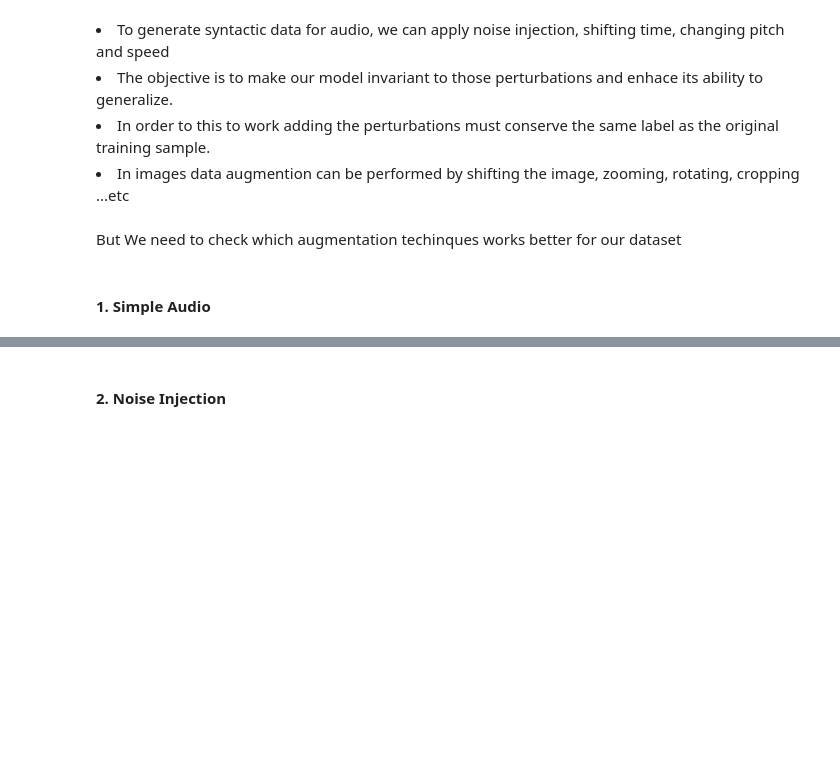
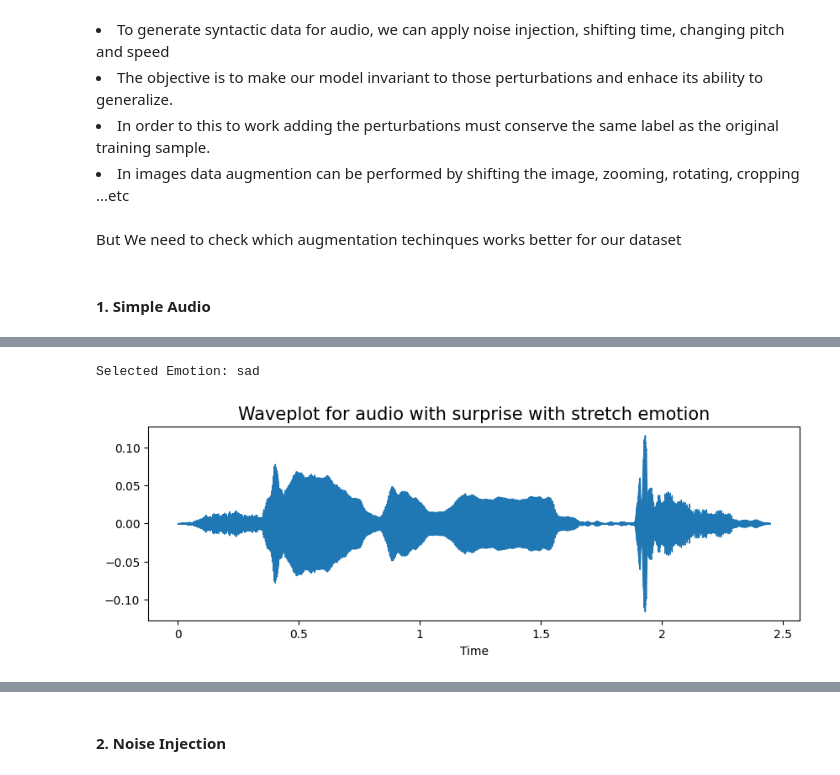
Before and after one commit to whoisorioki/Zidio-Internship, a Jupyter notebook: Notebooks/Speech_Emotion_Recognition (1).ipynb, the cells around one changed output, grey strips where cells are left out. Saved outputs shown, nothing was run; the diff lists cells and outputs as text; code cells hidden in the pictures; blank space fills up the shorter version.

```diff
--- a/Notebooks/Speech_Emotion_Recognition (1).ipynb
+++ b/Notebooks/Speech_Emotion_Recognition (1).ipynb
@@ -181,22 +204,18 @@ Data augmentation is the process by which we create new synthetic data samples b
 But We need to check which augmentation techinques works better for our dataset
 # %%
 def noise(data):
-    noise_amp = 0.035*np.random.uniform()*np.amax(data)
-    data = data + noise_amp*np.random.normal(size=data.shape[0])
+    noise_amp = 0.035 * np.random.uniform() * np.amax(data)
+    data = data + noise_amp * np.random.normal(size=data.shape[0])
     return data
 
 def stretch(data, rate=0.8):
     return librosa.effects.time_stretch(data, rate=rate)
 
 def shift(data):
-    shift_range = int(np.random.uniform(low=-5, high = 5)*1000)
+    shift_range = int(np.random.uniform(low=-5, high=5) * 1000)
     return np.roll(data, shift_range)
 
 def pitch(data, sampling_rate, pitch_factor=0.7):
     return librosa.effects.pitch_shift(data, sr=sampling_rate, n_steps=pitch_factor)
-
-# taking any example and checking for techniques.
-path = np.array(data_path.Path)[1]
-data, sample_rate = librosa.load(path)
 # %% [markdown]
 #### 1. Simple Audio
@@ -209,0 +222,16 @@ Audio(path)
+# %%
+# Selecting a random emotion
+random_emotion = np.random.choice(tess_df['emotions'].unique())
+paths_for_emotion = tess_df['path'][tess_df['emotions'] == random_emotion].values
+random_path = np.random.choice(paths_for_emotion)
+data, sample_rate = librosa.load(random_path)
+
+# Output the selected emotion and path for confirmation
+print(f'Selected Emotion: {random_emotion}')
+
+# Plot the waveplot
+create_waveplot(data, sample_rate, f'{emotion} with stretch')
+Audio(random_path)
+# %% [output]
+Selected Emotion: sad
+[figure, added]
```
Also changed, not shown: parts of 30 cells of this notebook, 1 other file.
